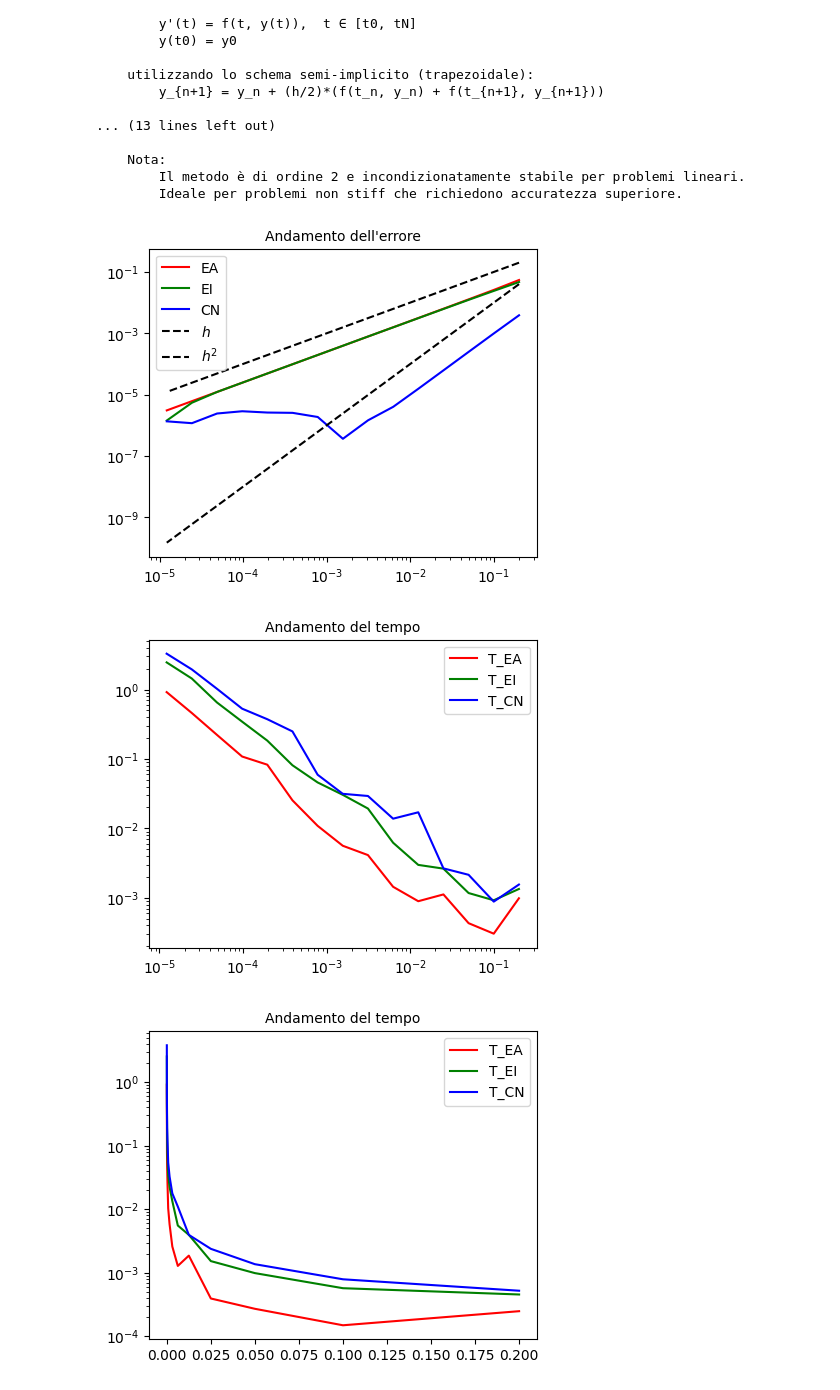
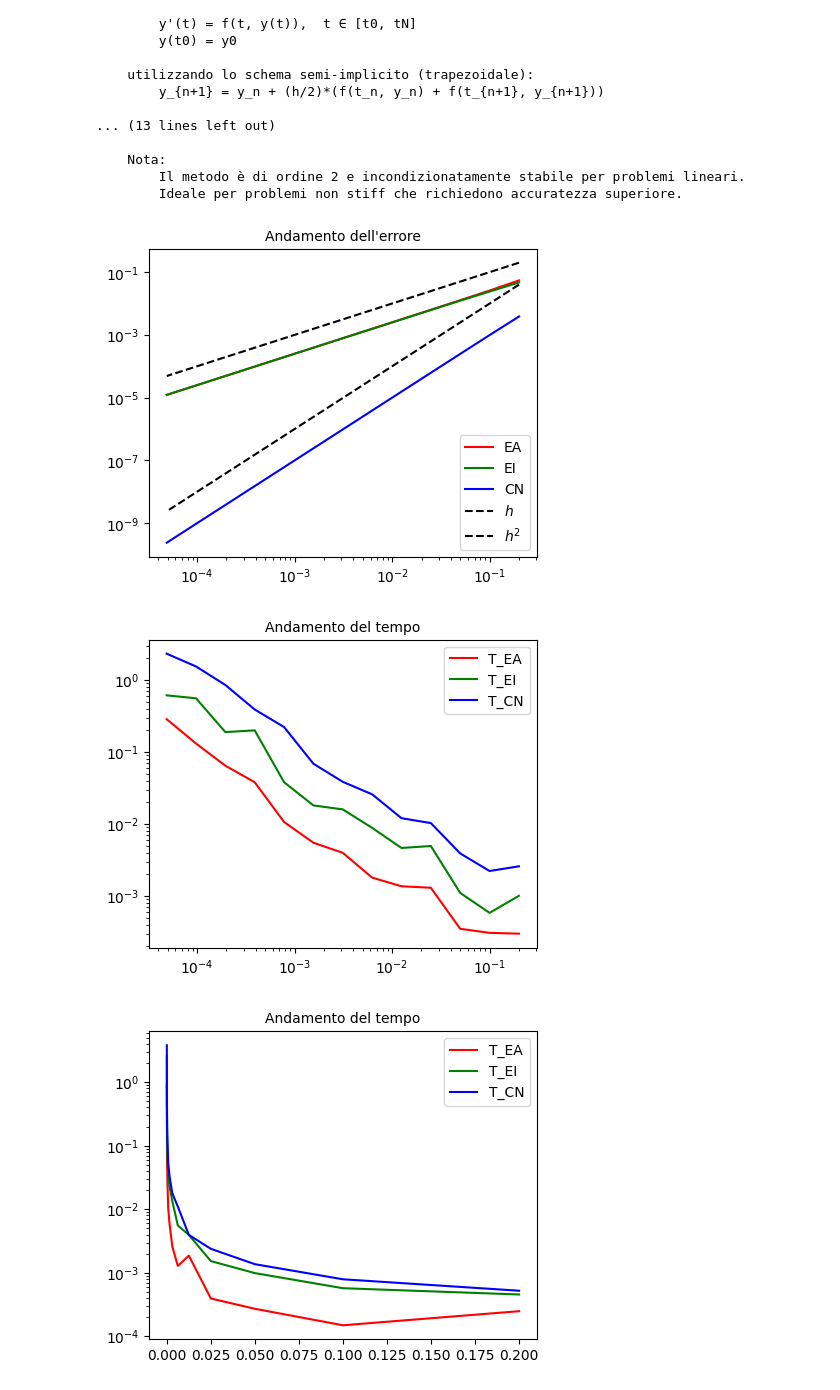
Before and after one commit to Tullio4l/mani_env, a Jupyter notebook: lab7/ode_part_1_template (1).ipynb, the cells around one changed output. Saved outputs shown, nothing was run; the diff lists cells and outputs as text; code cells hidden in the pictures.

```diff
--- a/lab7/ode_part_1_template (1).ipynb
+++ b/lab7/ode_part_1_template (1).ipynb
@@ -515,7 +515,7 @@ hs, errEA, errEI, timeEA, timeEI,errCN,timeCN= [], [], [], [], [], [], []
 
 # TODO: calcolare errori ad ogni passo h
 
-for i in range(15):
+for i in range(13):
     hs.append(0.2/(2**i))
     #print(hs)
     start= perf_counter()
@@ -529,36 +529,36 @@ for i in range(15):
     timeEI.append( end-start)
     errEI.append(np.max(np.abs(yesatta(t1)-u1back)))
 
     start= perf_counter()
-    t1cn,u1cn= crank_nicolson(f,t0,tN,y0,hs[i])
+    t1cn,u1cn= crank_nicolson(f,t0,tN,y0,hs[i],nmax_pf=100,toll_pf=1e-16)
     end = perf_counter()
     timeCN.append( end-start)
     errCN.append(np.max(np.abs(yesatta(t1)-u1cn)))
 
 
 plt.figure(figsize = (5, 4))
 plt.loglog(hs, errEA, 'r', label = 'EA')
 plt.loglog(hs, errEI, 'g', label = 'EI')
 plt.loglog(hs, errCN, 'b', label = 'CN')
 plt.loglog(hs, hs, '--k', label = '$h$')
 plt.loglog(hs, np.square(hs), "--k", label="$h^2$")
 
 plt.legend()
 plt.title("Andamento dell'errore", fontsize = 10)
 plt.show()
 
 plt.figure(figsize = (5, 4))
 
 
 plt.loglog(hs, timeEA, 'r', label = 'T_EA')
 plt.loglog(hs, timeEI, 'g' , label = 'T_EI')
 plt.loglog(hs, timeCN, 'b' , label = 'T_CN')
 plt.legend()
 plt.title("Andamento del tempo", fontsize = 10)
 plt.show()
 # %% [output]
-[figure, old version]
+[figure, new version]
-[figure, old version]
+[figure, new version]
 # %%
 plt.figure(figsize = (5, 4))
 
```
Also changed, not shown: 36 other files.
